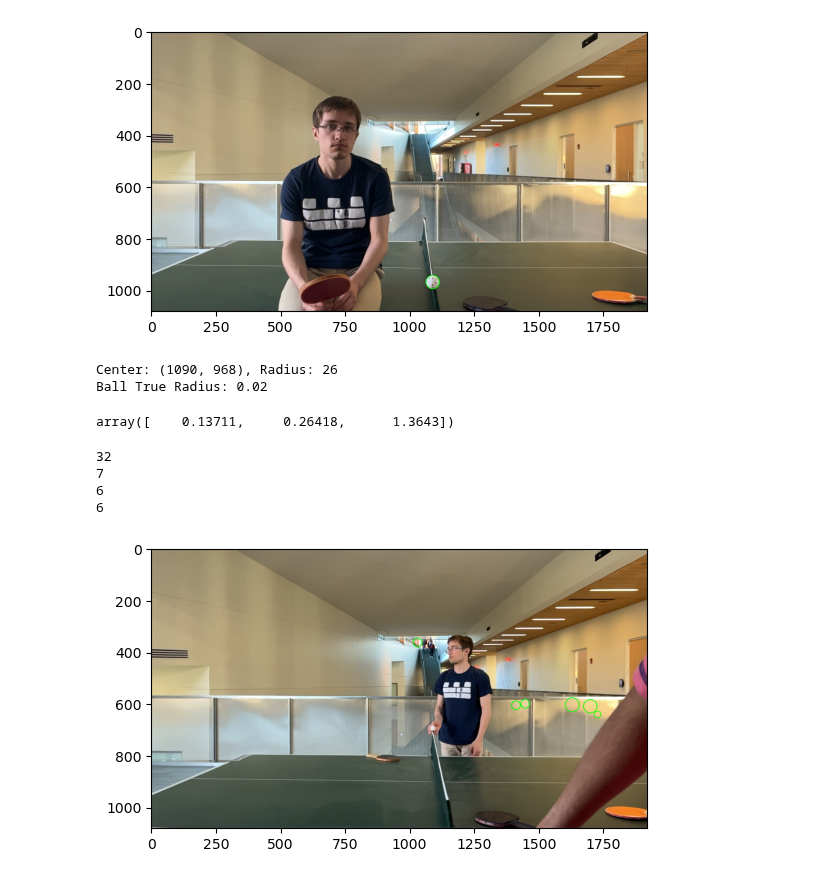
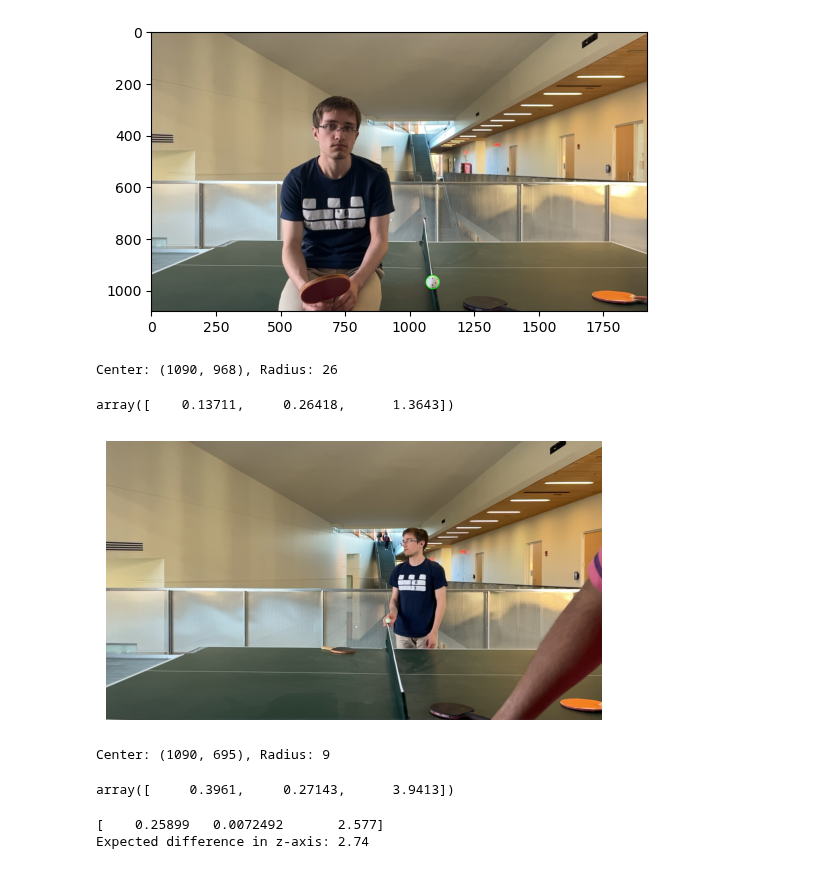
Before and after one commit to Priyanshu4/PingPongTracking, a Jupyter notebook: notebooks/calibration_test.ipynb, the cells around one changed output. Cells and saved outputs as stored; diff of their text form; code cells hidden in the pictures.

```diff
--- a/notebooks/calibration_test.ipynb
+++ b/notebooks/calibration_test.ipynb
@@ -107,47 +109,39 @@ ping_pong_ball_center_y = ping_pong_ball[1]
 ping_pong_ball_radius = ping_pong_ball[2]
 
 print(f'Center: ({ping_pong_ball_center_x}, {ping_pong_ball_center_y}), Radius: {ping_pong_ball_radius}')
-print(f'Ball True Radius: {BallConstants().diameter/2}')
 
 ball_position_close = position_estimator.ball_position_camera_reference_frame(ping_pong_ball_center_x, ping_pong_ball_center_y, ping_pong_ball_radius * 2)
 ball_position_close
 # %% [output]
 Center: (1090, 968), Radius: 26
-Ball True Radius: 0.02
 array([    0.13711,     0.26418,      1.3643])
-# %%
-gray_image_far = cv2.cvtColor(ping_pong_ball_far_image, cv2.COLOR_BGR2GRAY)
-augmented_image_far = cv2.cvtColor(ping_pong_ball_far_image, cv2.COLOR_BGR2RGB)
-
-circles = cv2.HoughCircles(gray_image_far, cv2.HOUGH_GRADIENT, 1, 20, param1=50, param2=30, minRadius=5, maxRadius=30)
-if circles is None:
-    raise ValueError('No circles detected')
-
-circles = np.uint16(np.around(circles))[0]
-print(len(circles))
-filtered_circles = filter_circles_by_brightness(circles, gray_image_far, 200, 0.3)
-print(len(filtered_circles))
-filtered_circles = filter_circles_by_brightness(filtered_circles, gray_image_far, 150, 0.5)
-print(len(filtered_circles))
-filtered_circles = filter_circles_by_brightness(filtered_circles, gray_image_far, 100, 0.5)
-print(len(filtered_circles))
-
-
-if len(filtered_circles) > 0:
-    for i in range(len(filtered_circles)):
-
-        center = (filtered_circles[i, 0], filtered_circles[i, 1])
-        radius = filtered_circles[i, 2]
-
-        # Draw the outer circle
-        cv2.circle(augmented_image_far, center, radius, (0, 255, 0), 2)
-
-    plt.imshow(augmented_image_far)
-else:
-    print('No ping pong ball detected')
-# %% [output]
-32
-7
-6
-6
-[figure, removed]
+# %%
+# Manual annotation of the ball in the far image
+ping_pong_ball_center_x = 1090
+ping_pong_ball_center_y = 695
+ping_pong_ball_radius = 9
+
+augmented_image_far = cv2.cvtColor(ping_pong_ball_far_image, cv2.COLOR_BGR2RGB)
+cv2.circle(augmented_image_far, (ping_pong_ball_center_x, ping_pong_ball_center_y), ping_pong_ball_radius, (0, 255, 0), 1)
+
+plt.imshow(augmented_image_far)
+plt.axis('off')
+plt.show()
+# %% [output]
+[figure, added]
+# %%
+print(f'Center: ({ping_pong_ball_center_x}, {ping_pong_ball_center_y}), Radius: {ping_pong_ball_radius}')
+
+ball_position_far = position_estimator.ball_position_camera_reference_frame(ping_pong_ball_center_x, ping_pong_ball_center_y, ping_pong_ball_radius * 2)
+ball_position_far
+# %% [output]
+Center: (1090, 695), Radius: 9
+array([     0.3961,     0.27143,      3.9413])
+# %%
+# In the camera reference frame, we expect the difference
+
+print(ball_position_far - ball_position_close)
+print(f"Expected difference in z-axis: {table.length}")
+# %% [output]
+[    0.25899   0.0072492       2.577]
+Expected difference in z-axis: 2.74
```
Also changed, not shown: parts of 1 cell of this notebook.
